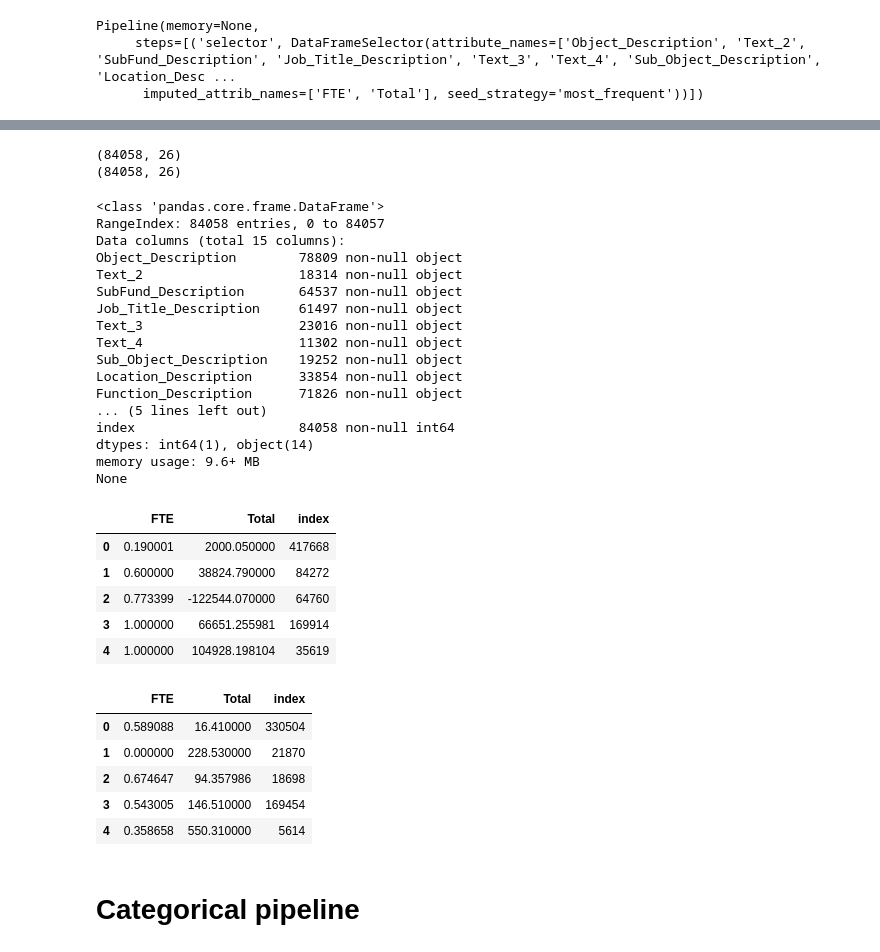
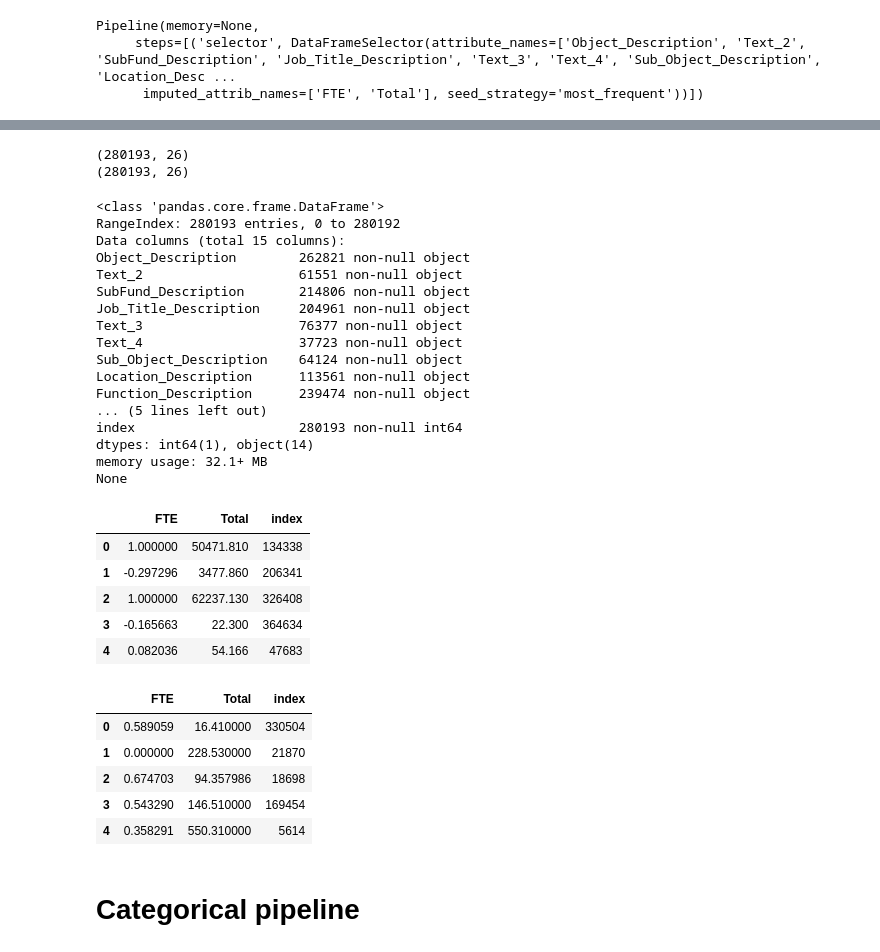
Before and after one commit to ayeshabhimdi/education-reboot, a Jupyter notebook: project/Reboot-Education_boxplot-PandasMICE.ipynb, the cells around one changed output, grey strips where cells are left out. Saved outputs shown, nothing was run; the diff lists cells and outputs as text; code cells hidden in the pictures.

```diff
--- a/project/Reboot-Education_boxplot-PandasMICE.ipynb
+++ b/project/Reboot-Education_boxplot-PandasMICE.ipynb
@@ -460,6 +460,6 @@ target_104_data.head()
 # %% [markdown]
 https://www.researchgate.net/post/Should_Indepenent_variables_be_more_than_the_dependent_variables
 # %%
-X_train, X_test, y_train, y_test = multilabel_train_test_split(train,target_104_data,
+X_train, X_other, y_train, y_other = multilabel_train_test_split(train,target_104_data,
                                                                size=0.7,seed=143)
 # %%
@@ -620,65 +620,65 @@ dtypes: int64(1), object(14)
 memory usage: 13.7+ MB
 None
 # %%
-print(X_test_2.shape)
-X_test_2 = X_test_2.drop_duplicates('index')
-print(X_test_2.shape)
+print(X_test.shape)
+X_test = X_test.drop_duplicates('index')
+print(X_test.shape)
 # %% [output]
-(84058, 26)
-(84058, 26)
+(280193, 26)
+(280193, 26)
 # %%
 #X_test_2 = X_test_2.reset_index()
 #X_test_2 = X_test_2.set_index('index')
 #X_test_2 = X_test_2.drop_duplicates('index')
 #if
 num_attribs = ['Object_Description','Text_2','SubFund_Description','Job_Title_Description',
                       'Text_3','Text_4','Sub_Object_Description','Location_Description','FTE',
                       'Function_Description','Facility_or_Department','Position_Extra','Total',
                       'Program_Description','Fund_Description','Text_1','index']
 num_impute_attribs = ['FTE','Total']
 datatype = np.dtype([('Object_Description',object),('Text_2',object),('SubFund_Description',object),('Job_Title_Description',object),('Text_3',object),('Text_4',object),('Sub_Object_Description',object),('Location_Description',object),('FTE',float),('Function_Description',object),('Facility_or_Department',object),('Position_Extra',object),('Total',float),('Program_Description',object),('Fund_Description',object),('Text_1',object),('index',int)])
 
 num_impute_pipeline2 =  Pipeline([
         ('selector', DataFrameSelector(num_attribs)),
         ('imputer', SelfImputer(num_impute_attribs,num_attribs,datatype,seed_strategy="most_frequent"))
     ])
 
-num_impute_pipeline2.fit(X_test_2)
-test_num_imp = num_impute_pipeline2.transform(X_test_2)
+num_impute_pipeline2.fit(X_test)
+test_num_imp = num_impute_pipeline2.transform(X_test)
 test_num_imp.head()
 # %% [output]
 <class 'pandas.core.frame.DataFrame'>
-RangeIndex: 84058 entries, 0 to 84057
+RangeIndex: 280193 entries, 0 to 280192
 Data columns (total 15 columns):
-Object_Description        78809 non-null object
-Text_2                    18314 non-null object
-SubFund_Description       64537 non-null object
-Job_Title_Description     61497 non-null object
-Text_3                    23016 non-null object
-Text_4                    11302 non-null object
-Sub_Object_Description    19252 non-null object
-Location_Description      33854 non-null object
-Function_Description      71826 non-null object
+Object_Description        262821 non-null object
+Text_2                    61551 non-null object
+SubFund_Description       214806 non-null object
+Job_Title_Description     204961 non-null object
+Text_3                    76377 non-null object
+Text_4                    37723 non-null object
+Sub_Object_Description    64124 non-null object
+Location_Description      113561 non-null object
+Function_Description      239474 non-null object
 ... (5 lines left out)
-index                     84058 non-null int64
+index                     280193 non-null int64
 dtypes: int64(1), object(14)
-memory usage: 9.6+ MB
+memory usage: 32.1+ MB
 None
 |  | FTE | Total | index |
-| 0 | 0.190001 | 2000.050000 | 417668 |
-| 1 | 0.600000 | 38824.790000 | 84272 |
-| 2 | 0.773399 | -122544.070000 | 64760 |
-| 3 | 1.000000 | 66651.255981 | 169914 |
-| 4 | 1.000000 | 104928.198104 | 35619 |
+| 0 | 1.000000 | 50471.810 | 134338 |
+| 1 | -0.297296 | 3477.860 | 206341 |
+| 2 | 1.000000 | 62237.130 | 326408 |
+| 3 | -0.165663 | 22.300 | 364634 |
+| 4 | 0.082036 | 54.166 | 47683 |
 # %%
 train_num_imp.head()
 # %% [output]
 |  | FTE | Total | index |
-| 0 | 0.589088 | 16.410000 | 330504 |
+| 0 | 0.589059 | 16.410000 | 330504 |
 | 1 | 0.000000 | 228.530000 | 21870 |
-| 2 | 0.674647 | 94.357986 | 18698 |
-| 3 | 0.543005 | 146.510000 | 169454 |
-| 4 | 0.358658 | 550.310000 | 5614 |
+| 2 | 0.674703 | 94.357986 | 18698 |
+| 3 | 0.543290 | 146.510000 | 169454 |
+| 4 | 0.358291 | 550.310000 | 5614 |
 # %%
 #train_num_imp = train_num_imp.drop(['index'], axis =1)
 # %% [markdown]
```
Also changed, not shown: parts of 31 cells of this notebook.
